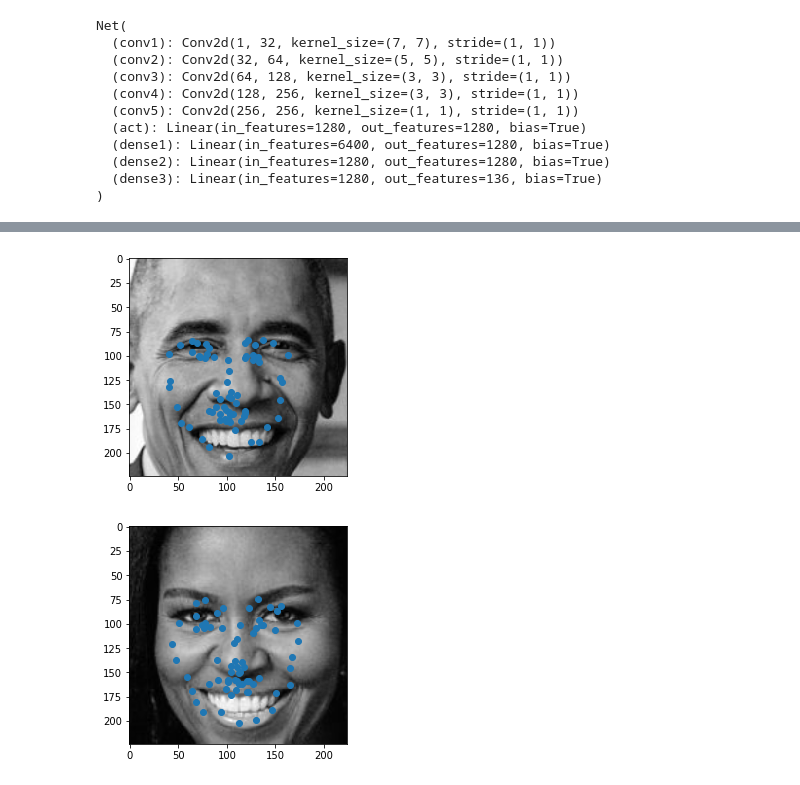
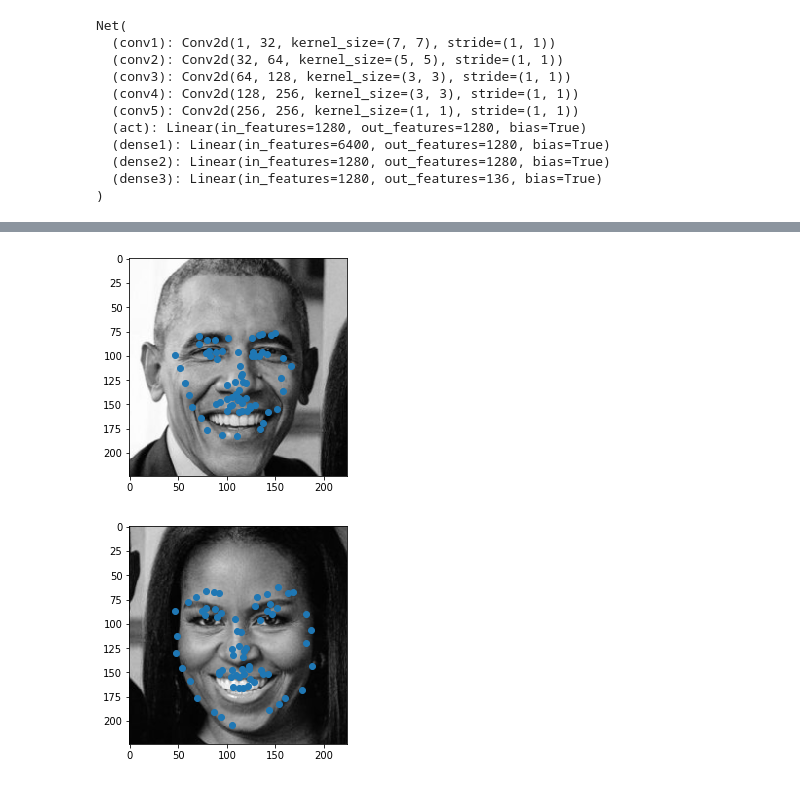
Before and after one commit to AnastaciaVolkova/Facial_Keypoint, a Jupyter notebook: 3. Facial Keypoint Detection, Complete Pipeline.ipynb, the cells around one changed output, grey strips where cells are left out. Cells and saved outputs as stored; diff of their text form; code cells hidden in the pictures.

Commit message:
fix: Introduce padding in order to cope with shift

```diff
--- a/3. Facial Keypoint Detection, Complete Pipeline.ipynb
+++ b/3. Facial Keypoint Detection, Complete Pipeline.ipynb
@@ -121,37 +121,38 @@ After each face has been appropriately converted into an input Tensor for your n
 <img src='images/michelle_detected.png' width=30% height=30%/>
 # %%
 image_copy = np.copy(image)
-
+padding = 30
 # loop over the detected faces from your haar cascade
 for (x,y,w,h) in faces:
 
     # Select the region of interest that is the face in the image
-    roi = image_copy[y:y+h, x:x+w]
+    #image_copy[y-padding:y+h+padding, x-padding:x+w+padding]
+    roi = image_copy[y-padding:y+h+padding, x-padding:x+w+padding]
 
     ## Convert the face region from RGB to grayscale
     roi_gray = cv2.cvtColor(roi, cv2.COLOR_RGB2GRAY)
 
     ## Normalize the grayscale image so that its color range falls in [0,1] instead of [0,255]
     roi_gray = roi_gray/256.0
 
     ## Rescale the detected face to be the expected square size for your CNN (224x224, suggested)
     roi_gray = cv2.resize(roi_gray, (224, 224))
 
     ## Reshape the numpy image shape (H x W x C) into a torch image shape (C x H x W)
     roi_gray_t = roi_gray.reshape((1, roi_gray.shape[0], roi_gray.shape[1]))
 
     ## Make facial keypoint predictions using your loaded, trained network
     ## perform a forward pass to get the predicted facial keypoints
     roi_gray_t = torch.from_numpy(roi_gray_t).type(torch.FloatTensor).unsqueeze(1)
     pts_pr = net(roi_gray_t)
     pts_pr = pts_pr.view(pts_pr.size()[0], 68, -1)
     pts_pr = pts_pr.data.numpy()
     pts_pr = pts_pr * 50 + 100
 
     # Display each detected face and the corresponding keypoints
     plt.imshow(roi_gray, cmap='gray')
     plt.scatter(pts_pr[0, :, 0], pts_pr[0, :, 1])
     plt.show()
 # %% [output]
-[figure, old version]
+[figure, new version]
-[figure, old version]
+[figure, new version]
```
